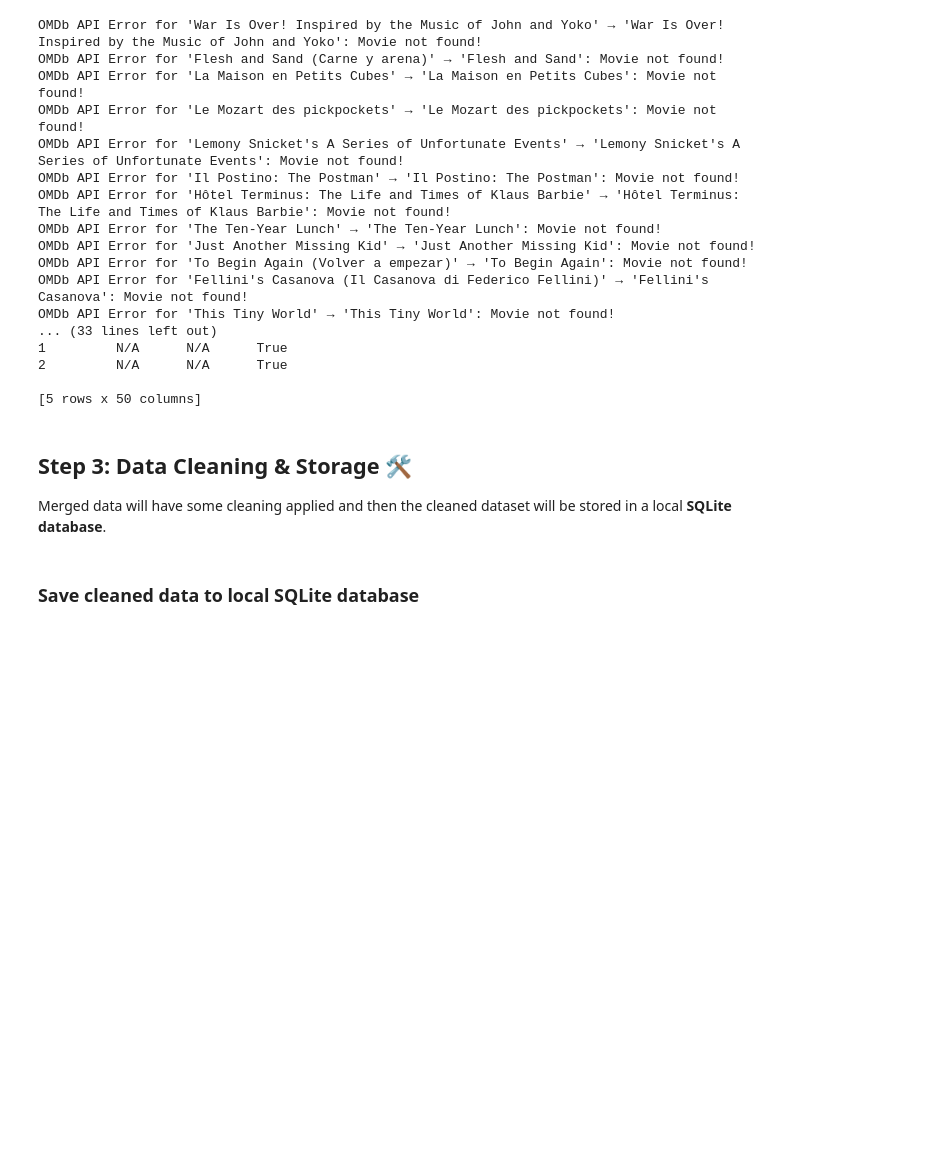
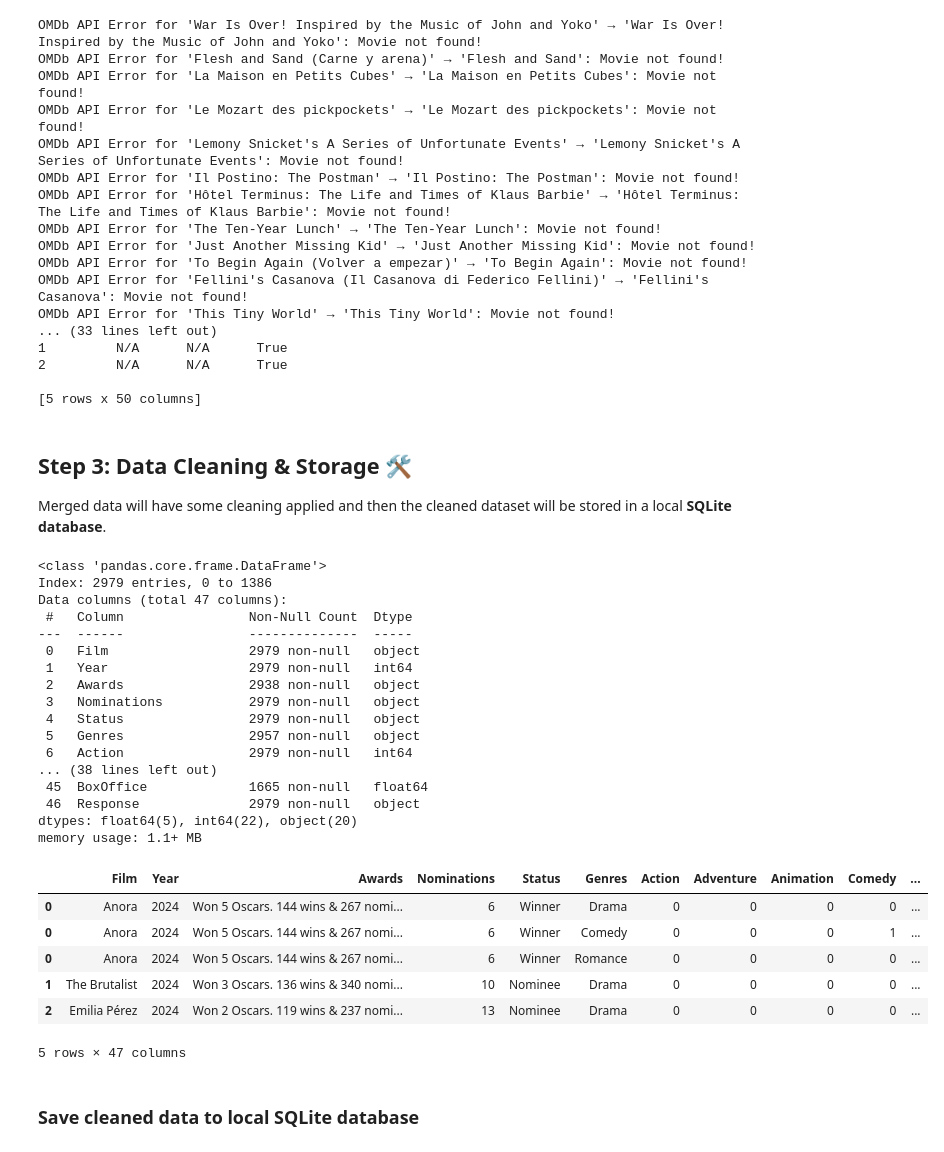
Before and after one commit to judd-jacobs/code-you-capstone, a Jupyter notebook: academy_awards_analysis_new.ipynb, the cells around one changed output. Drawn from its saved outputs; the diff is of its cells as text; code cells hidden in the pictures; blank space fills up the shorter version.

```diff
--- a/academy_awards_analysis_new.ipynb
+++ b/academy_awards_analysis_new.ipynb
@@ -377,26 +367,88 @@ best_picture_all_clean.drop(columns=["Website", "DVD", "Production"], inplace=Tr
 # %%
 def clean_money(val) -> float:
+    """Function to clean money values stored as strings"""
     if pd.isna(val) or val == "N/A":
         return np.nan
     try:
         return float(str(val).replace("$", "").replace(",", ""))
     except:
         return np.nan
 
 def clean_votes(val) -> float:
+    """Function to clean vote counts stored as strings"""
     if pd.isna(val) or val == "N/A":
         return np.nan
     try:
         return float(str(val).replace(",", ""))
     except:
         return np.nan
 
+def clean_runtime(runtime_str) -> int:
+    """Function to clean runtime values stored as strings"""
+    if pd.isna(runtime_str) or runtime_str == "N/A":
+        return np.nan
+    try:
+        return int(str(runtime_str).split()[0])
+    except (ValueError, IndexError):
+        return np.nan
+
+# Make a copy of the merged raw dataset to avoid mutating the original
+best_picture_all_clean = best_picture_all.copy()
+
+# Filter rows based on columns: 'Response', 'Type'
+best_picture_all_clean = best_picture_all_clean[(best_picture_all_clean['Response'].str.contains("True", regex=False, na=False, case=False))
+                                                 & (best_picture_all['Type'].str.contains("movie", regex=False, na=False, case=False))]
+
+# Drop unnecessary or empty columns
+best_picture_all_clean.drop(columns=["Website", "DVD", "Production"], inplace=True, errors='ignore')
+
 # Execute the cleaning functions
 best_picture_all_clean["BoxOffice"] = best_picture_all_clean["BoxOffice"].apply(clean_money)
 
 # Apply to imdbVotes only (since it's a string with commas)
 best_picture_all_clean["imdbVotes"] = best_picture_all_clean["imdbVotes"].apply(clean_votes)
 
+# Apply to Runtime column
+best_picture_all_clean["Runtime"] = best_picture_all_clean["Runtime"].apply(clean_runtime)
+
 # Conversion for numeric columns stored as text
 numeric_columns = ["imdbRating", "Metascore"]
 best_picture_all_clean[numeric_columns] = best_picture_all_clean[numeric_columns].apply(pd.to_numeric, errors="coerce")
+
+# Rename the column
+best_picture_all_clean.rename(columns={"Runtime": "Runtime (mins)"}, inplace=True)
+
+# Convert "N/A" to NaN across object columns
+best_picture_all_clean.replace("N/A", np.nan, inplace=True)
+
+# Convert Year to integer
+best_picture_all_clean["Year"] = pd.to_numeric(best_picture_all_clean["Year"], errors="coerce")
+
+# Preview cleaned DataFrame
+best_picture_all_clean.info()
+best_picture_all_clean.head()
+# %% [output]
+<class 'pandas.core.frame.DataFrame'>
+Index: 2979 entries, 0 to 1386
+Data columns (total 47 columns):
+ #   Column                Non-Null Count  Dtype
+---  ------                --------------  -----
+ 0   Film                  2979 non-null   object
+ 1   Year                  2979 non-null   int64
+ 2   Awards                2938 non-null   object
+ 3   Nominations           2979 non-null   object
+ 4   Status                2979 non-null   object
+ 5   Genres                2957 non-null   object
+ 6   Action                2979 non-null   int64
+... (38 lines left out)
+ 45  BoxOffice             1665 non-null   float64
+ 46  Response              2979 non-null   object
+dtypes: float64(5), int64(22), object(20)
+memory usage: 1.1+ MB
+|  | Film | Year | Awards | Nominations | Status | Genres | Action | Adventure | Animation | Comedy | ... |
+| 0 | Anora | 2024 | Won 5 Oscars. 144 wins & 267 nomi... | 6 | Winner | Drama | 0 | 0 | 0 | 0 | ... |
+| 0 | Anora | 2024 | Won 5 Oscars. 144 wins & 267 nomi... | 6 | Winner | Comedy | 0 | 0 | 0 | 1 | ... |
+| 0 | Anora | 2024 | Won 5 Oscars. 144 wins & 267 nomi... | 6 | Winner | Romance | 0 | 0 | 0 | 0 | ... |
+| 1 | The Brutalist | 2024 | Won 3 Oscars. 136 wins & 340 nomi... | 10 | Nominee | Drama | 0 | 0 | 0 | 0 | ... |
+| 2 | Emilia Pérez | 2024 | Won 2 Oscars. 119 wins & 237 nomi... | 13 | Nominee | Drama | 0 | 0 | 0 | 0 | ... |
+5 rows × 47 columns
```
Also changed, not shown: parts of 7 cells of this notebook, 3 other files.
